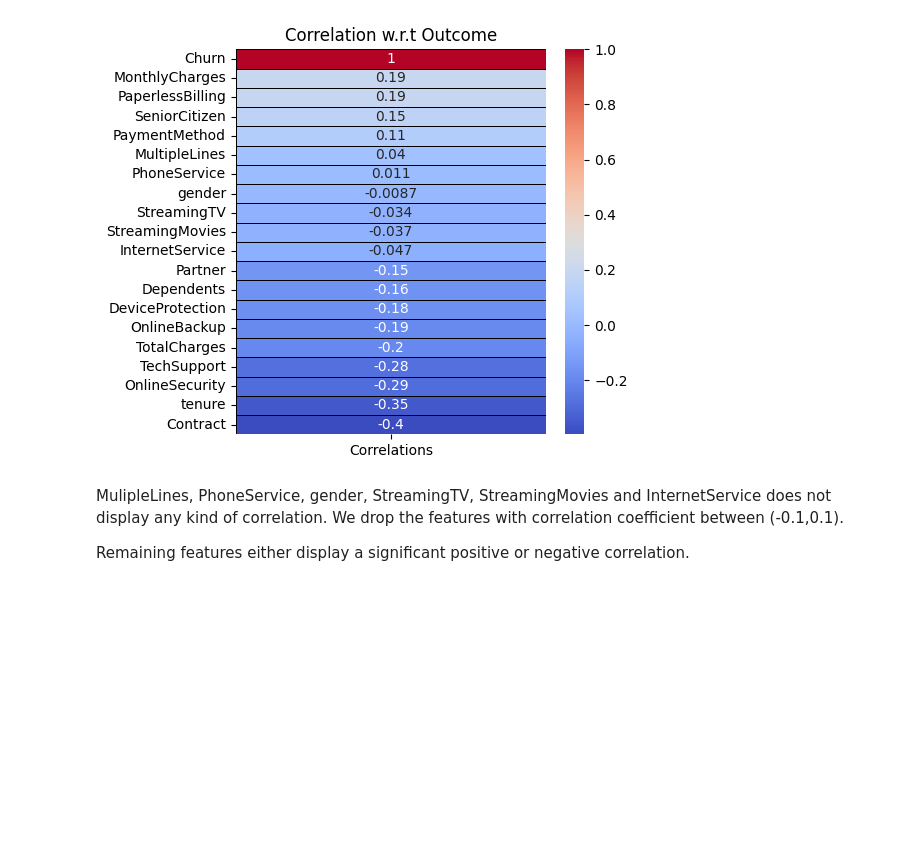
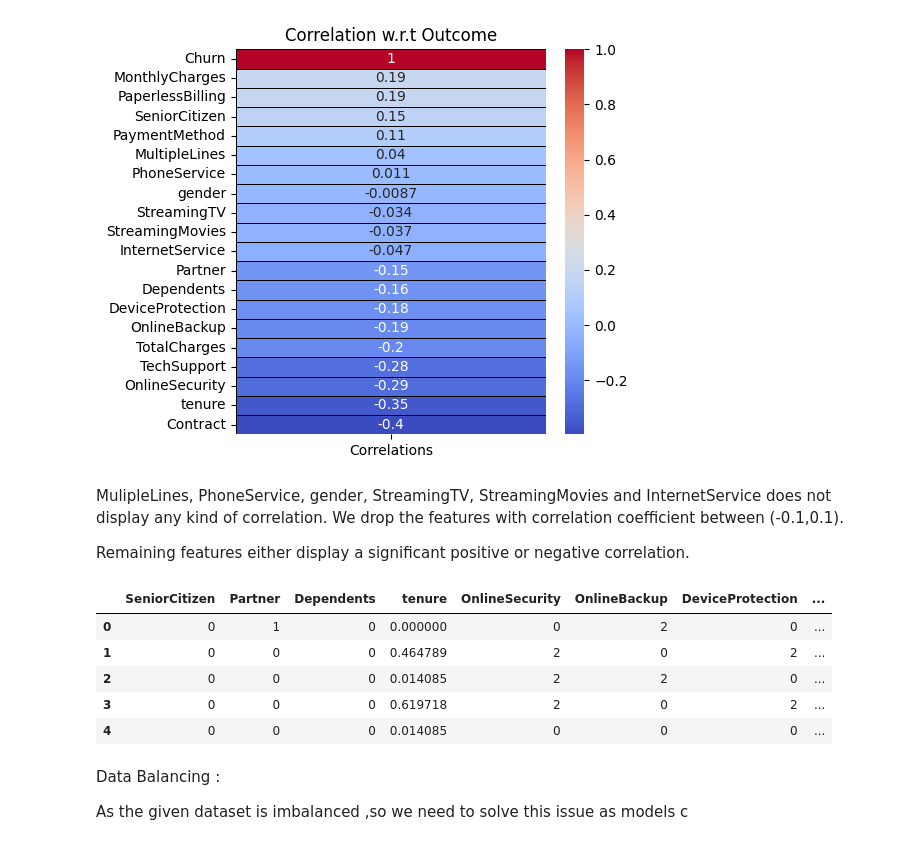
Before and after one commit to Rojin-Dhami/Customer_churn_prediction_model, a Jupyter notebook: Churn_predictor.ipynb, the cells around one changed output. Cells and saved outputs as stored; diff of their text form; code cells hidden in the pictures; blank space fills up the shorter version.

Commit message:
Perfroming data balancing

```diff
--- a/Churn_predictor.ipynb
+++ b/Churn_predictor.ipynb
@@ -266,3 +266,17 @@ plt.title('Correlation w.r.t Outcome');
 MulipleLines, PhoneService, gender, StreamingTV, StreamingMovies and InternetService does not display any kind of correlation. We drop the features with correlation coefficient between (-0.1,0.1).
 
 Remaining features either display a significant positive or negative correlation.
+# %%
+df.drop(columns = ['PhoneService', 'gender','StreamingTV','StreamingMovies','MultipleLines','InternetService'],inplace = True)
+df.head()
+# %% [output]
+|  | SeniorCitizen | Partner | Dependents | tenure | OnlineSecurity | OnlineBackup | DeviceProtection | ... |
+| 0 | 0 | 1 | 0 | 0.000000 | 0 | 2 | 0 | ... |
+| 1 | 0 | 0 | 0 | 0.464789 | 2 | 0 | 2 | ... |
+| 2 | 0 | 0 | 0 | 0.014085 | 2 | 2 | 0 | ... |
+| 3 | 0 | 0 | 0 | 0.619718 | 2 | 0 | 2 | ... |
+| 4 | 0 | 0 | 0 | 0.014085 | 0 | 0 | 0 | ... |
+# %% [markdown]
+Data Balancing :
+
+As the given dataset is imbalanced ,so we need to solve this issue as models c
```
